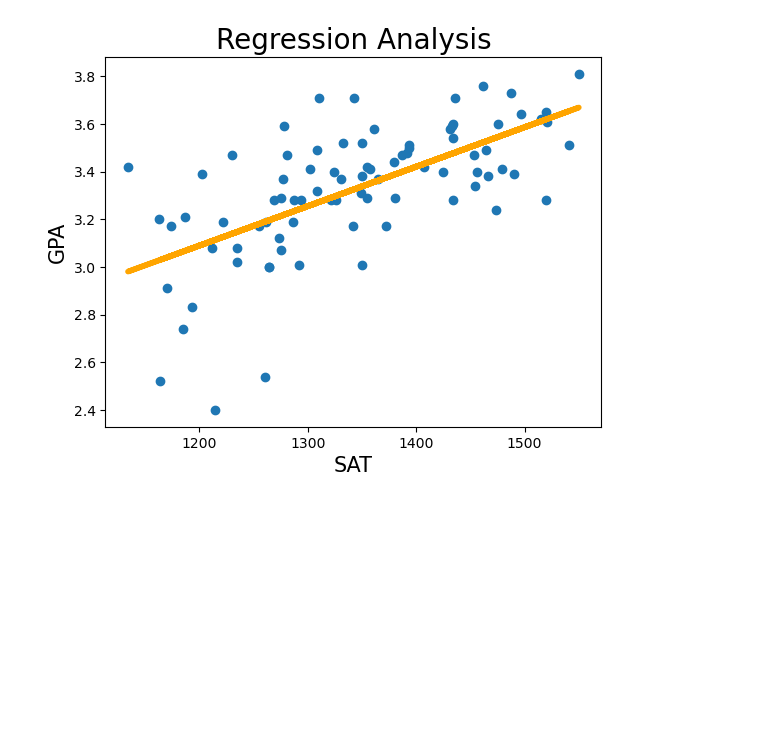
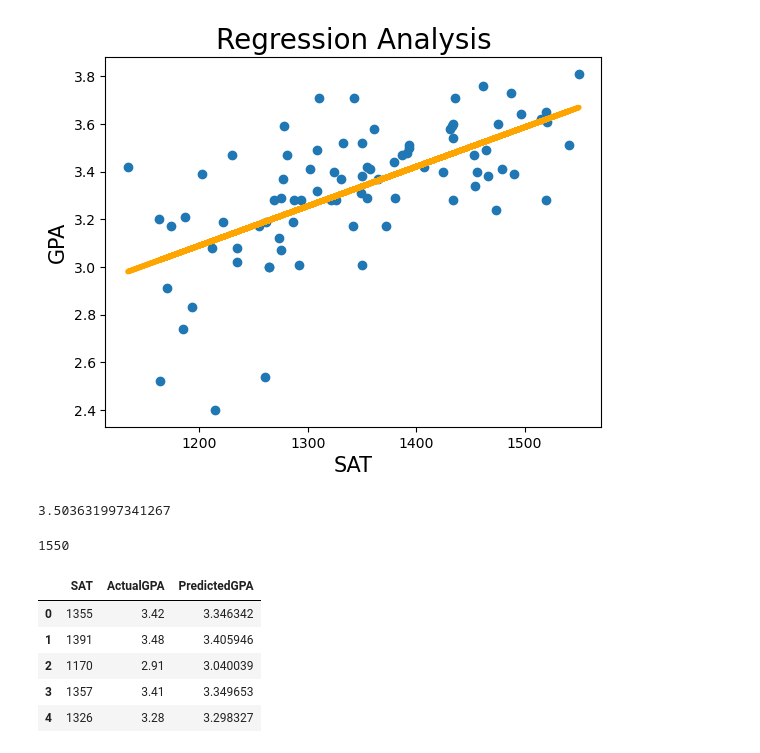
Before and after one commit to amaan-igs/Data-Analytics, a Jupyter notebook: ML/Linear Regression/Regression.ipynb, the cells around one changed output. Saved outputs shown, nothing was run; the diff lists cells and outputs as text; code cells hidden in the pictures; blank space fills up the shorter version.

```diff
--- a/ML/Linear Regression/Regression.ipynb
+++ b/ML/Linear Regression/Regression.ipynb
@@ -83,3 +83,22 @@ plt.ylabel('GPA', fontsize =15)
 # %% [output]
 Text(0, 0.5, 'GPA')
 [figure]
+# %%
+y03 = slope*1450 + intercept
+y03
+# %% [output]
+3.503631997341267
+# %%
+data.SAT.max()
+# %% [output]
+1550
+# %%
+df_a_p = pd.DataFrame({'SAT': x1, 'ActualGPA': y1, 'PredictedGPA': y2})
+df_a_p.head()
+# %% [output]
+|  | SAT | ActualGPA | PredictedGPA |
+| 0 | 1355 | 3.42 | 3.346342 |
+| 1 | 1391 | 3.48 | 3.405946 |
+| 2 | 1170 | 2.91 | 3.040039 |
+| 3 | 1357 | 3.41 | 3.349653 |
+| 4 | 1326 | 3.28 | 3.298327 |
```
